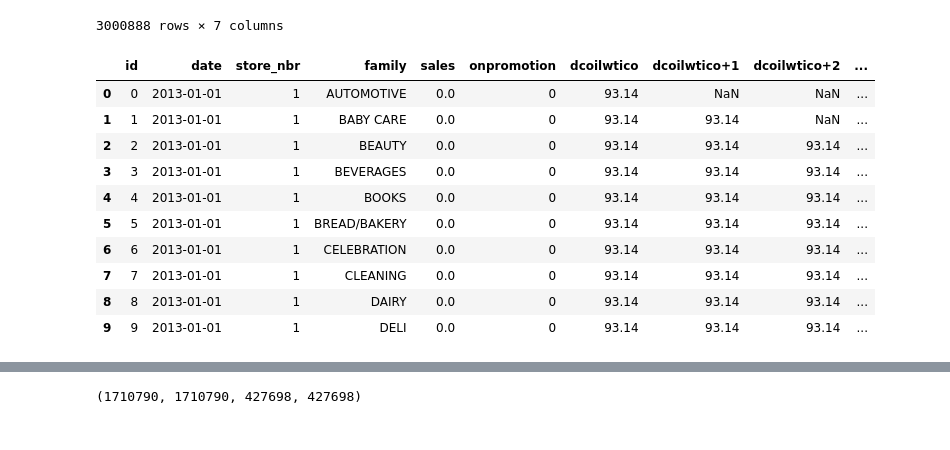
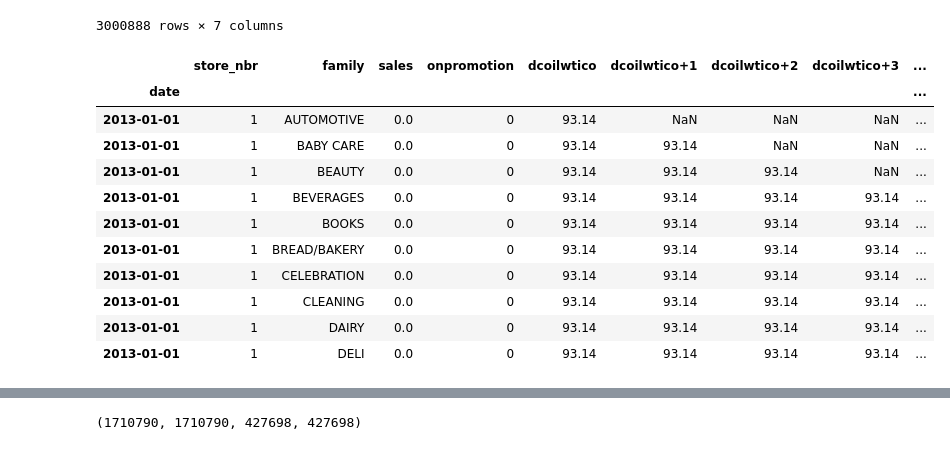
Before and after one commit to Chreschtf/jupyterNbs, a Jupyter notebook: main.ipynb, the cells around one changed output, grey strips where cells are left out. Drawn from its saved outputs; the diff is of its cells as text; code cells hidden in the pictures.

```diff
--- a/main.ipynb
+++ b/main.ipynb
@@ -127,7 +127,7 @@ plt.show()
 # %% [output]
 [figure]
 # %%
- = train_df.merge(oilDf, how='left', on='date')
+composite_df = train_df.merge(oilDf, how='left', on='date')
 # %%
 composite_df
 # %% [output]
@@ -147,22 +147,26 @@ composite_df
 # %%
 HORIZON = 1
 WINDOW_SIZE = 7
 
 composite_df_windowed = composite_df.copy()
 
 # Add windowed columns
 for i in range(WINDOW_SIZE): # Shift values for each step in WINDOW_SIZE
   composite_df_windowed[f"dcoilwtico+{i+1}"] = composite_df_windowed["dcoilwtico"].shift(periods=i+1)
+
+composite_df_windowed = composite_df_windowed.drop(["id"], axis=1)
+composite_df_windowed.set_index("date",inplace=True)
 composite_df_windowed.head(10)
 # %% [output]
-|  | id | date | store_nbr | family | sales | onpromotion | dcoilwtico | dcoilwtico+1 | dcoilwtico+2 | ... |
-| 0 | 0 | 2013-01-01 | 1 | AUTOMOTIVE | 0.0 | 0 | 93.14 | NaN | NaN | ... |
-| 1 | 1 | 2013-01-01 | 1 | BABY CARE | 0.0 | 0 | 93.14 | 93.14 | NaN | ... |
-| 2 | 2 | 2013-01-01 | 1 | BEAUTY | 0.0 | 0 | 93.14 | 93.14 | 93.14 | ... |
-| 3 | 3 | 2013-01-01 | 1 | BEVERAGES | 0.0 | 0 | 93.14 | 93.14 | 93.14 | ... |
-| 4 | 4 | 2013-01-01 | 1 | BOOKS | 0.0 | 0 | 93.14 | 93.14 | 93.14 | ... |
-| 5 | 5 | 2013-01-01 | 1 | BREAD/BAKERY | 0.0 | 0 | 93.14 | 93.14 | 93.14 | ... |
-| 6 | 6 | 2013-01-01 | 1 | CELEBRATION | 0.0 | 0 | 93.14 | 93.14 | 93.14 | ... |
-| 7 | 7 | 2013-01-01 | 1 | CLEANING | 0.0 | 0 | 93.14 | 93.14 | 93.14 | ... |
-| 8 | 8 | 2013-01-01 | 1 | DAIRY | 0.0 | 0 | 93.14 | 93.14 | 93.14 | ... |
-| 9 | 9 | 2013-01-01 | 1 | DELI | 0.0 | 0 | 93.14 | 93.14 | 93.14 | ... |
+|  | store_nbr | family | sales | onpromotion | dcoilwtico | dcoilwtico+1 | dcoilwtico+2 | dcoilwtico+3 | ... |
+| date |  |  |  |  |  |  |  |  | ... |
+| 2013-01-01 | 1 | AUTOMOTIVE | 0.0 | 0 | 93.14 | NaN | NaN | NaN | ... |
+| 2013-01-01 | 1 | BABY CARE | 0.0 | 0 | 93.14 | 93.14 | NaN | NaN | ... |
+| 2013-01-01 | 1 | BEAUTY | 0.0 | 0 | 93.14 | 93.14 | 93.14 | NaN | ... |
+| 2013-01-01 | 1 | BEVERAGES | 0.0 | 0 | 93.14 | 93.14 | 93.14 | 93.14 | ... |
+| 2013-01-01 | 1 | BOOKS | 0.0 | 0 | 93.14 | 93.14 | 93.14 | 93.14 | ... |
+| 2013-01-01 | 1 | BREAD/BAKERY | 0.0 | 0 | 93.14 | 93.14 | 93.14 | 93.14 | ... |
+| 2013-01-01 | 1 | CELEBRATION | 0.0 | 0 | 93.14 | 93.14 | 93.14 | 93.14 | ... |
+| 2013-01-01 | 1 | CLEANING | 0.0 | 0 | 93.14 | 93.14 | 93.14 | 93.14 | ... |
+| 2013-01-01 | 1 | DAIRY | 0.0 | 0 | 93.14 | 93.14 | 93.14 | 93.14 | ... |
+| 2013-01-01 | 1 | DELI | 0.0 | 0 | 93.14 | 93.14 | 93.14 | 93.14 | ... |
```
Also changed, not shown: parts of 10 cells of this notebook, 1 other file.
